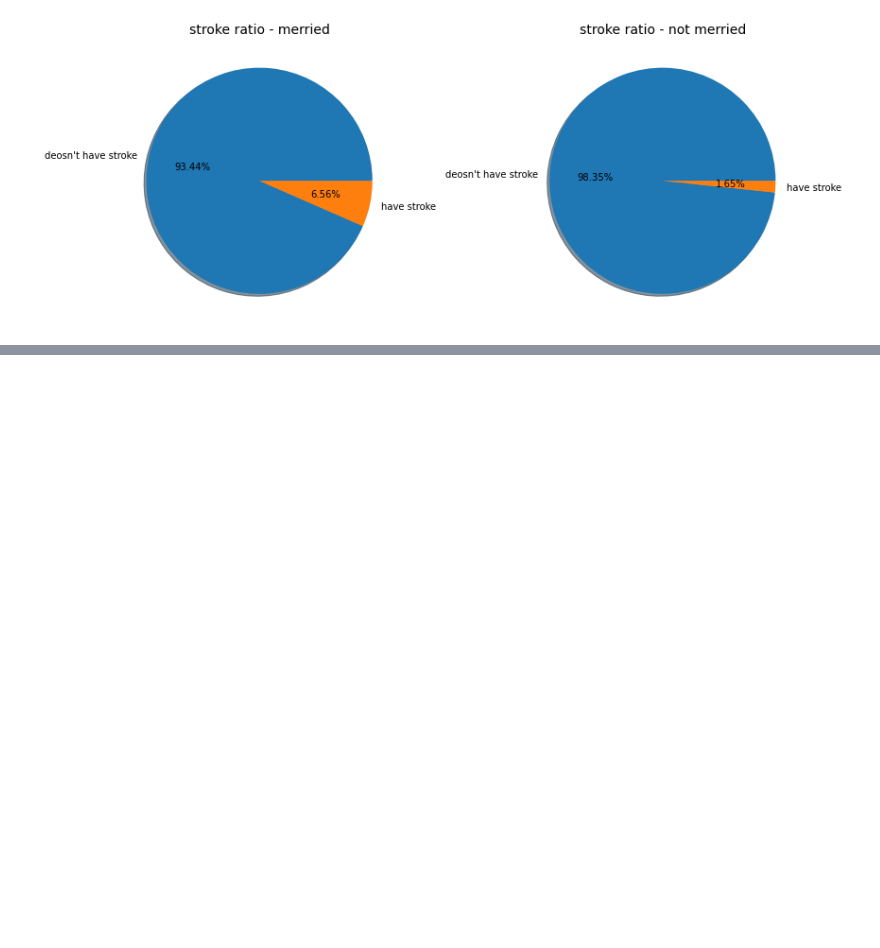
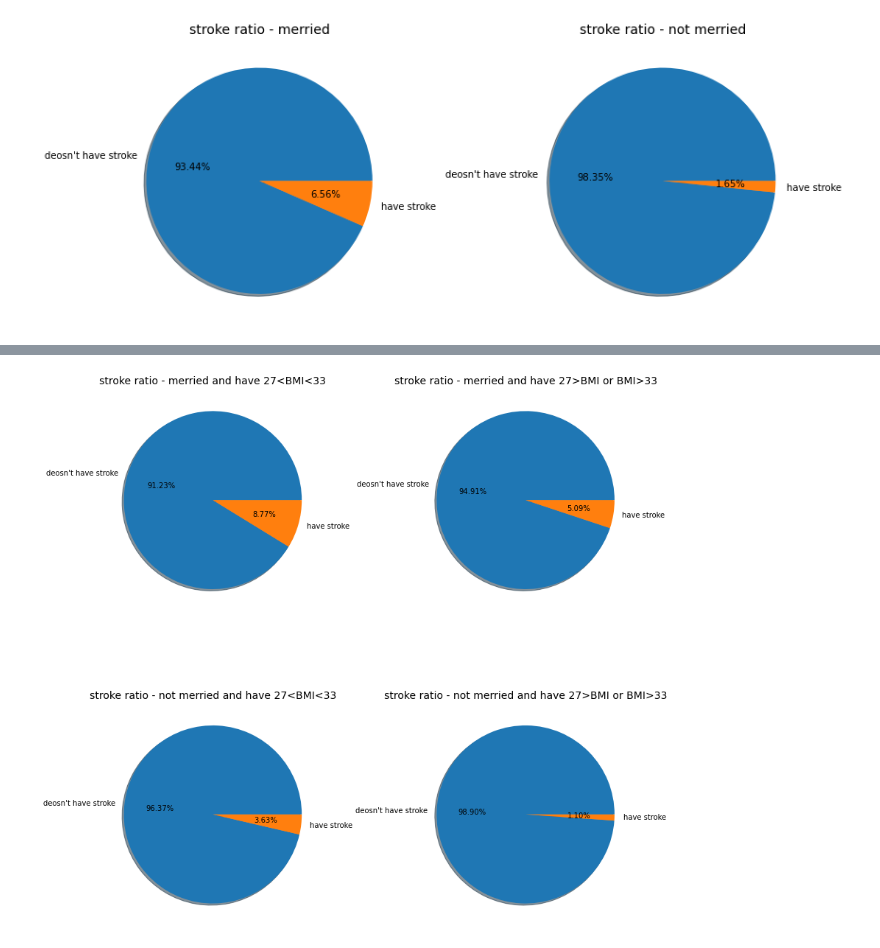
Before and after one commit to idankam/DataScienceCourseProject, a Jupyter notebook: Classification Notebook.ipynb, the cells around one changed output, grey strips where cells are left out. Cells and saved outputs as stored; diff of their text form; code cells hidden in the pictures; blank space fills up the shorter version.

```diff
--- a/Classification Notebook.ipynb
+++ b/Classification Notebook.ipynb
@@ -420,0 +517,28 @@ plt.show()
+# %%
+fig, ax = plt.subplots(2,2, figsize = (12,12))
+((ax1, ax2), (ax3, ax4)) = ax
+
+labels = ["deosn't have stroke", "have stroke"]
+values = df[(df['ever_married_Yes']==1) & (df['bmi']>27) & (df['bmi']<33)]['stroke'].value_counts().tolist()
+ax1.pie(x=values, labels=labels, autopct="%1.2f%%", shadow=True)
+ax1.set_title("stroke ratio - merried and have 27<BMI<33", fontdict={'fontsize': 14})
+
+labels = ["deosn't have stroke", "have stroke"]
+values = df[(df['ever_married_Yes']==1) & ((df['bmi']<27) | (df['bmi']>33))]['stroke'].value_counts().tolist()
+ax2.pie(x=values, labels=labels, autopct="%1.2f%%", shadow=True)
+ax2.set_title("stroke ratio - merried and have 27>BMI or BMI>33", fontdict={'fontsize': 14})
+
+labels = ["deosn't have stroke", "have stroke"]
+values = df[(df['ever_married_No']==1) & (df['bmi']>27) & (df['bmi']<33)]['stroke'].value_counts().tolist()
+ax3.pie(x=values, labels=labels, autopct="%1.2f%%", shadow=True)
+ax3.set_title("stroke ratio - not merried and have 27<BMI<33", fontdict={'fontsize': 14})
+
+labels = ["deosn't have stroke", "have stroke"]
+values = df[(df['ever_married_No']==1) & ((df['bmi']<27) | (df['bmi']>33))]['stroke'].value_counts().tolist()
+ax4.pie(x=values, labels=labels, autopct="%1.2f%%", shadow=True)
+ax4.set_title("stroke ratio - not merried and have 27>BMI or BMI>33", fontdict={'fontsize': 14})
+
+plt.tight_layout()
+plt.show()
+# %% [output]
+[figure, added]
```
Also changed, not shown: parts of 29 cells of this notebook.
